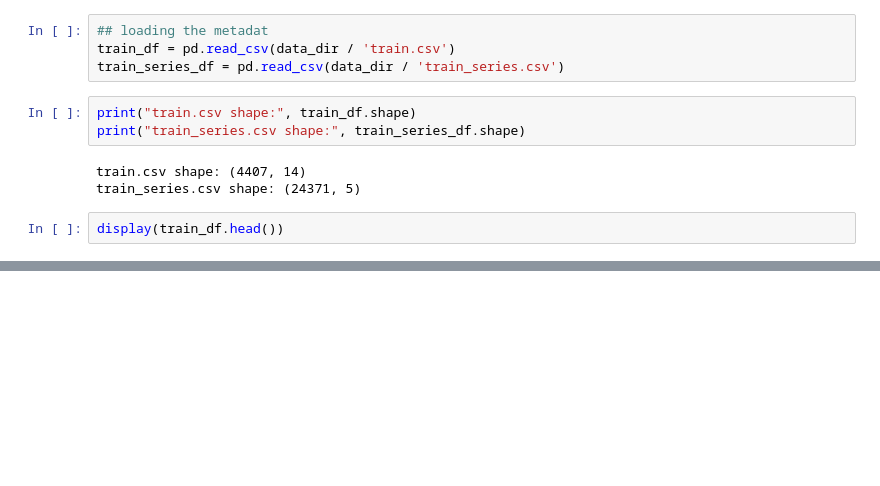
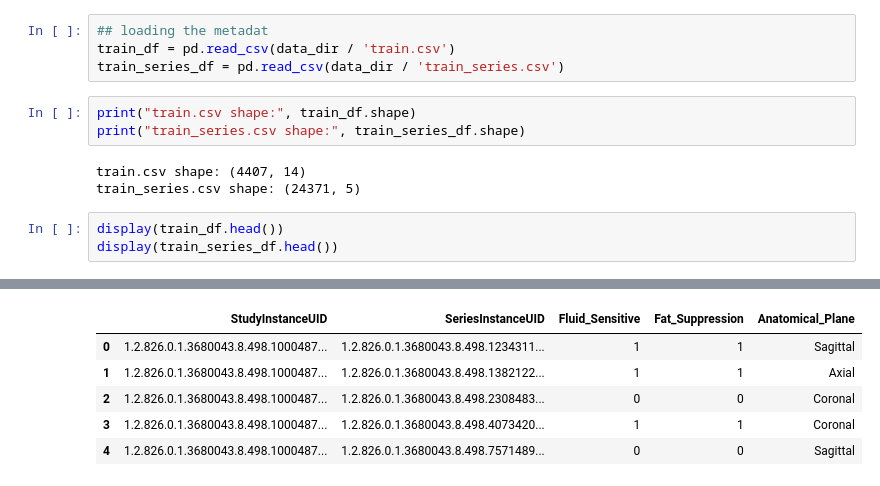
Before and after one commit to sirohi-ml/Image_Detection_from_scratch, a Jupyter notebook: 12_RSNA_data_exploration.ipynb, the cells around one changed output, grey strips where cells are left out. Saved outputs shown, nothing was run; the diff lists cells and outputs as text; blank space fills up the shorter version.

```diff
--- a/12_RSNA_data_exploration.ipynb
+++ b/12_RSNA_data_exploration.ipynb
@@ -38,10 +38,17 @@ train.csv shape: (4407, 14)
 train_series.csv shape: (24371, 5)
 # %%
 display(train_df.head())
+display(train_series_df.head())
 # %% [output]
 |  | StudyInstanceUID | Report | ACL | MCL | Medial Meniscus | Lateral Meniscus | Medial OA | Lateral OA | ... |
 | 0 | 1.2.826.0.1.3680043.8.498.1000487... | Técnica: RMN de la rodilla. Resul... | NaN | NaN | NaN | NaN | NaN | NaN | ... |
 | 1 | 1.2.826.0.1.3680043.8.498.1000494... | [DATE]: * MR Knie Rechts 15ch AA ... | NaN | NaN | NaN | NaN | NaN | NaN | ... |
 | 2 | 1.2.826.0.1.3680043.8.498.1000927... | Hallazgos:\nNo hay alteraciones e... | NaN | NaN | NaN | NaN | NaN | NaN | ... |
 | 3 | 1.2.826.0.1.3680043.8.498.1000963... | In the medial compartment, the me... | NaN | NaN | NaN | NaN | NaN | NaN | ... |
 | 4 | 1.2.826.0.1.3680043.8.498.1001366... | CONSTATATIONS :\n\nFractures :\nA... | NaN | NaN | NaN | NaN | NaN | NaN | ... |
+|  | StudyInstanceUID | SeriesInstanceUID | Fluid_Sensitive | Fat_Suppression | Anatomical_Plane |
+| 0 | 1.2.826.0.1.3680043.8.498.1000487... | 1.2.826.0.1.3680043.8.498.1234311... | 1 | 1 | Sagittal |
+| 1 | 1.2.826.0.1.3680043.8.498.1000487... | 1.2.826.0.1.3680043.8.498.1382122... | 1 | 1 | Axial |
+| 2 | 1.2.826.0.1.3680043.8.498.1000487... | 1.2.826.0.1.3680043.8.498.2308483... | 0 | 0 | Coronal |
+| 3 | 1.2.826.0.1.3680043.8.498.1000487... | 1.2.826.0.1.3680043.8.498.4073420... | 1 | 1 | Coronal |
+| 4 | 1.2.826.0.1.3680043.8.498.1000487... | 1.2.826.0.1.3680043.8.498.7571489... | 0 | 0 | Sagittal |
```
Also changed, not shown: parts of 32 cells of this notebook.
